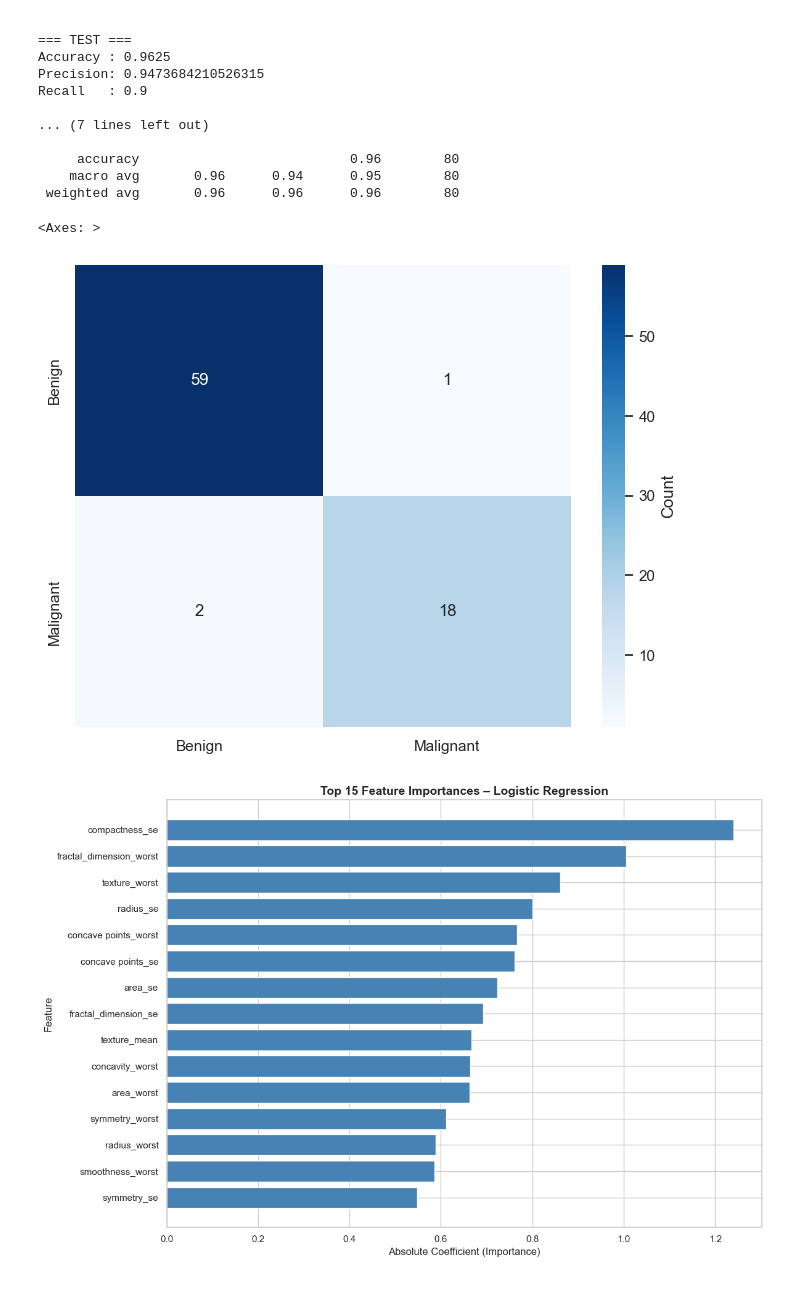
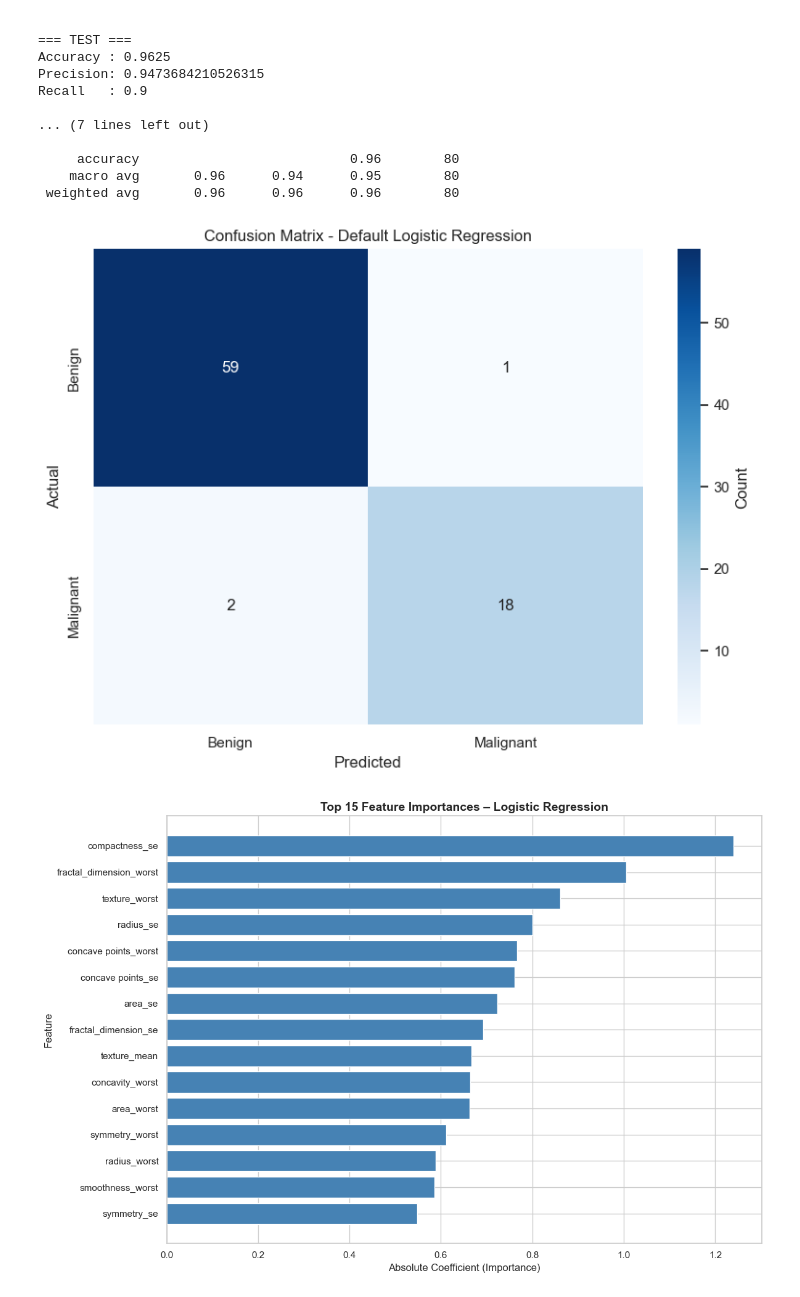
Before and after one commit to somayagalal/Prediction-for-type-of-Breast-Cancer, a Jupyter notebook: main.ipynb, the cells around one changed output. Drawn from its saved outputs; the diff is of its cells as text; code cells hidden in the pictures.

Commit message:
show map

```diff
--- a/main.ipynb
+++ b/main.ipynb
@@ -1037,20 +1037,24 @@ Recall   : 0.9
 # %%
 #confusion matrix compare real answers (y_test) vs predictions
 cm_lr = confusion_matrix(y_test, y_pred_test_lr)
 fig, ax = plt.subplots(figsize=(8, 6))
 sns.heatmap(cm_lr, annot=True, fmt='d', cmap='Blues',
             xticklabels=['Benign', 'Malignant'],
             yticklabels=['Benign', 'Malignant'],
             cbar_kws={'label': 'Count'}, ax=ax)
 
 #note
 # top-left     = correct Benign
 # top-right    = Benign predicted as Malignant
 # bottom-left  = Malignant predicted as Benign
 # bottom-right = correct Malignan
+ax.set_xlabel('Predicted')
+ax.set_ylabel('Actual')
+ax.set_title('Confusion Matrix - Default Logistic Regression')
+plt.tight_layout()
+plt.show()
 # %% [output]
-<Axes: >
-[figure, old version]
+[figure, new version]
 # %%
 coef_importance = pd.DataFrame({
     'Feature': X_train.columns,
```
